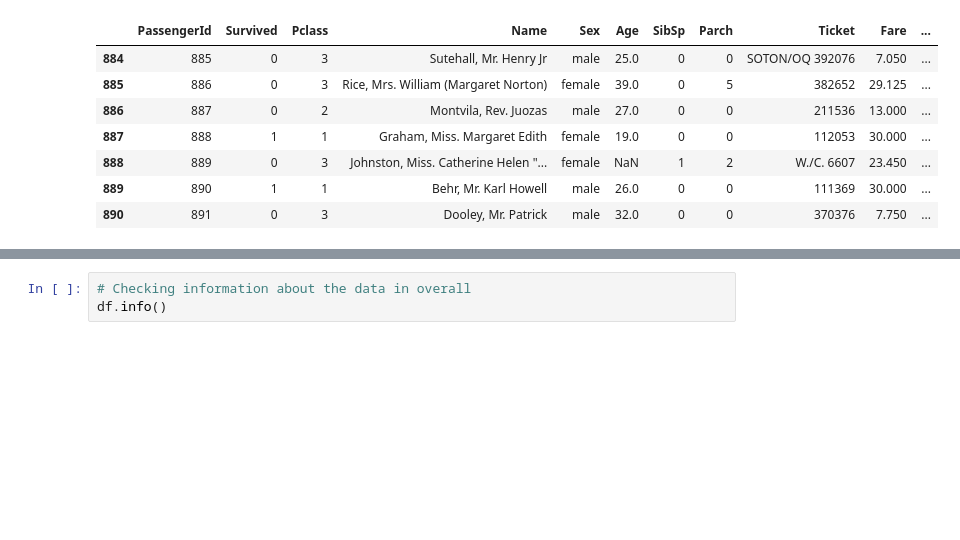
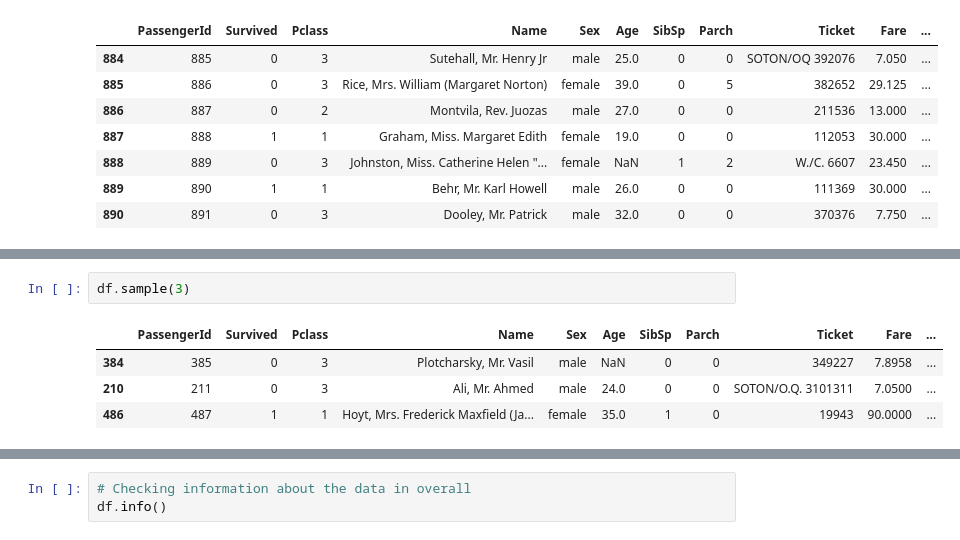
Before and after one commit to ishwor2048/titanic_hands_on_eda_ml_kaggle, a Jupyter notebook: Hands-on Beginner Friendly Titanic Dataset Notebook with In-Depth EDA and Classification ML.ipynb, the cells around one changed output, grey strips where cells are left out. Saved outputs shown, nothing was run; the diff lists cells and outputs as text; blank space fills up the shorter version.

```diff
--- a/Hands-on Beginner Friendly Titanic Dataset Notebook with In-Depth EDA and Classification ML.ipynb
+++ b/Hands-on Beginner Friendly Titanic Dataset Notebook with In-Depth EDA and Classification ML.ipynb
@@ -174,3 +192,10 @@ df.sample(5)
 | 840 | 841 | 0 | 3 | Alhomaki, Mr. Ilmari Rudolf | male | 20.0 | 0 | 0 | SOTON/O2 3101287 | 7.9250 | ... |
 | 720 | 721 | 1 | 2 | Harper, Miss. Annie Jessie "Nina" | female | 6.0 | 0 | 1 | 248727 | 33.0000 | ... |
 | 39 | 40 | 1 | 3 | Nicola-Yarred, Miss. Jamila | female | 14.0 | 1 | 0 | 2651 | 11.2417 | ... |
+# %%
+df.sample(3)
+# %% [output]
+|  | PassengerId | Survived | Pclass | Name | Sex | Age | SibSp | Parch | Ticket | Fare | ... |
+| 384 | 385 | 0 | 3 | Plotcharsky, Mr. Vasil | male | NaN | 0 | 0 | 349227 | 7.8958 | ... |
+| 210 | 211 | 0 | 3 | Ali, Mr. Ahmed | male | 24.0 | 0 | 0 | SOTON/O.Q. 3101311 | 7.0500 | ... |
+| 486 | 487 | 1 | 1 | Hoyt, Mrs. Frederick Maxfield (Ja... | female | 35.0 | 1 | 0 | 19943 | 90.0000 | ... |
```
Also changed, not shown: parts of 32 cells of this notebook.
